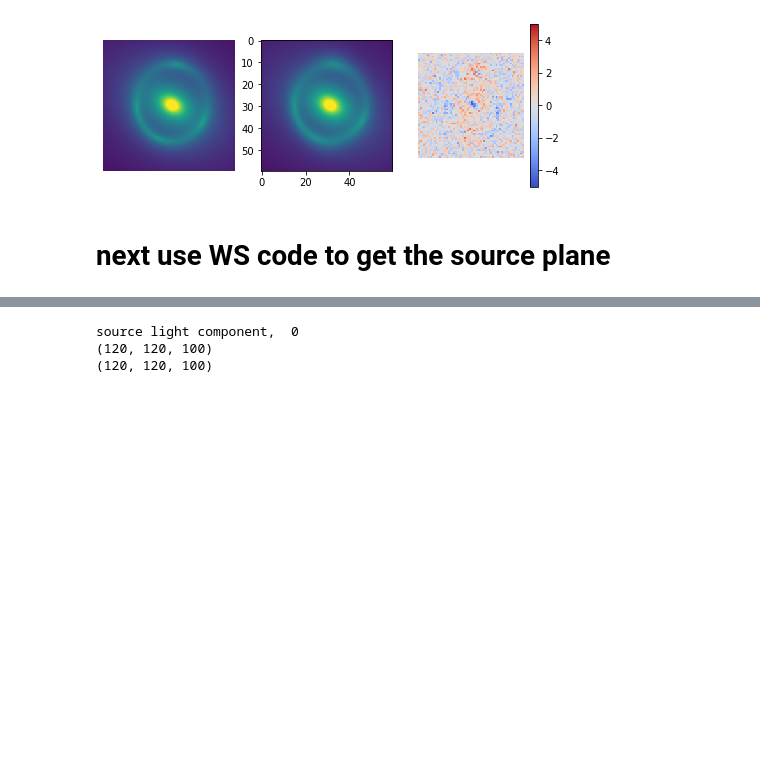
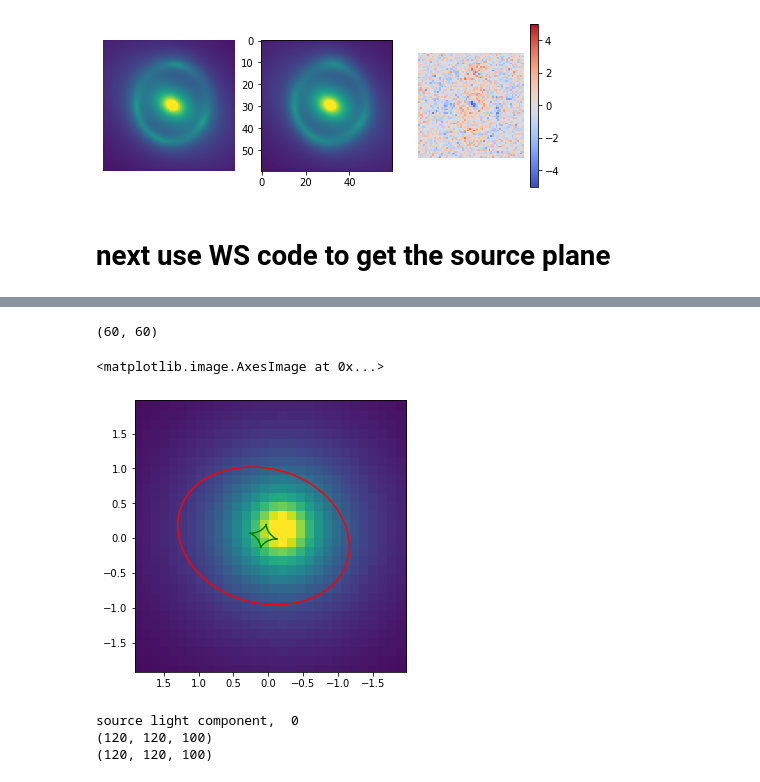
Before and after one commit to giga-lens/gigalens, a Jupyter notebook: jax-demo-dev.ipynb, the cells around one changed output, grey strips where cells are left out. Drawn from its saved outputs; the diff is of its cells as text; code cells hidden in the pictures; blank space fills up the shorter version.

Commit message:
source plane2

```diff
--- a/jax-demo-dev.ipynb
+++ b/jax-demo-dev.ipynb
@@ -376,0 +384,34 @@ Chi-square: 1.1829047
+# %%
+delta_pix=0.065
+num_pix = 60
+
+lensModel = LensModel(lens_model_list=['EPL', 'SHEAR'], multi_plane=False)
+kwargs_lens = truth[0]
+
+
+phys_model_t = PhysicalModel([], [sersic.SersicEllipse(use_lstsq=False)], [])
+sim_config_t = SimulatorConfig(delta_pix=delta_pix, num_pix=num_pix, supersample=2, kernel=kernel)
+lens_sim_t = LensSimulator(phys_model_t, sim_config_t, bs=1)
+x = lens_sim_t.simulate([[], truth[2], []])
+# off = -(size-2)
+
+print(x.shape)
+fig, ax = plt.subplots(1, 1, figsize=(5, 5))
+
+lens_plot.lens_model_plot(ax, lensModel=lensModel, kwargs_lens=kwargs_lens, with_caustics=True, fast_caustic=True, coord_inverse=True, with_convergence=False, deltaPix=delta_pix, numPix=num_pix, )
+
+
+scale_extent = 1.
+
+# extent = (num_pix*delta_pix)/scale_extent, -(num_pix*delta_pix)/scale_extent, \
+#          -(num_pix*delta_pix)/scale_extent, (num_pix*delta_pix)/scale_extent,
+
+
+extent = (num_pix*delta_pix), -(num_pix*delta_pix), -(num_pix*delta_pix), (num_pix*delta_pix)
+
+
+ax.imshow(x, norm=mpl.colors.PowerNorm(0.5, vmin=0, vmax=2.0), extent=extent)
+# %% [output]
+(60, 60)
+<matplotlib.image.AxesImage at 0x...>
+[figure, added]
```
Also changed, not shown: parts of 6 cells of this notebook.
